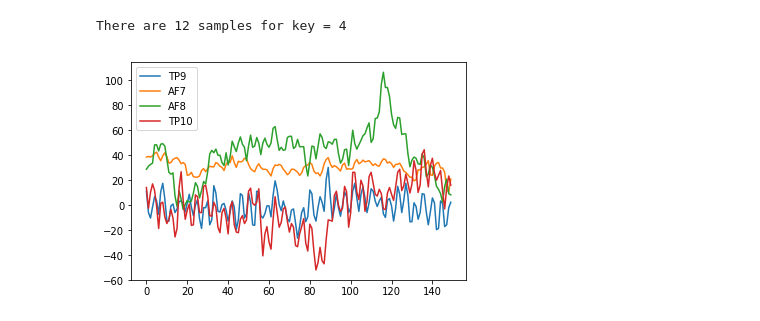
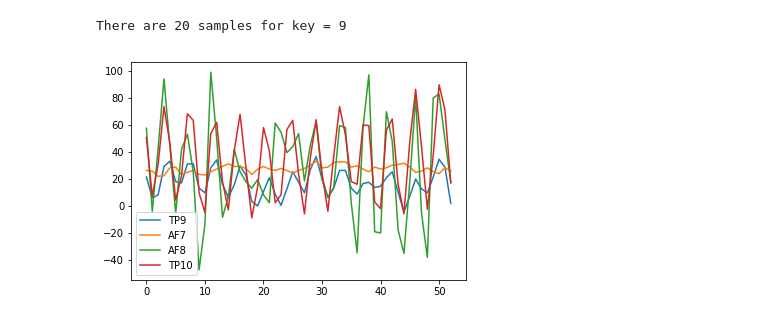
Before and after one commit to kowalej/KEEGLogger, a Jupyter notebook: KEEGLogger/notebooks/data_analysis_notebook.ipynb, the cells around one changed output. Drawn from its saved outputs; the diff is of its cells as text; code cells hidden in the pictures.

```diff
--- a/KEEGLogger/notebooks/data_analysis_notebook.ipynb
+++ b/KEEGLogger/notebooks/data_analysis_notebook.ipynb
@@ -4,11 +4,14 @@ import numpy as np
 import os
 %matplotlib inline
 # %%
-user = "dennis"
+user = "kowalej"
 # %%
 #cwd is based from root of KEEGLogger
 
 dir_path = os.path.dirname(os.getcwd())
-dataNameBase = os.path.join(dir_path,'session_data',user,'PIN_FIXED_4',user+'_PIN_FIXED_4_2017-10-17-21-55-49_2017-10-17-21-56-56')
+dataNameBase = os.path.join(dir_path,'session_data',user,'PIN_FIXED_4',user+'_PIN_FIXED_4_2018-07-06-02-44-25_2018-07-06-02-46-41')
+print(dataNameBase)
 dfEEG = pd.read_csv(dataNameBase + "_EEG.csv")
 dfMRK = pd.read_csv(dataNameBase + "_MRK.csv")
+dfEEG = dfEEG.drop(columns=['Right AUX'])
+dfEEG.plot(x = 'timestamp')
@@ -15,23 +22,25 @@ dfMRK = pd.read_csv(dataNameBase + "_MRK.csv")
 # %%
-SAMPLE_WINDOW_SIZE_BEFORE = 100
-SAMPLE_WINDOW_SIZE_AFTER = 50
+SAMPLE_WINDOW_SIZE_BEFORE = 15
+SAMPLE_WINDOW_SIZE_AFTER = 38
 SAMPLE_WINDOW_SIZE = SAMPLE_WINDOW_SIZE_BEFORE + SAMPLE_WINDOW_SIZE_AFTER
 SAMPLE_TIME_DELTA = 0.1 #difference between time stamps from eeg and marker to match a hit
 SAMPLE_SHAPE = (len(dfMRK),SAMPLE_WINDOW_SIZE,2) # n samples with a window size of _ and which key was pressed
 SAMPLE_FEATURES = ['TP9','AF7','AF8','TP10']
 # %%
 def createTrainingSamples(df_eeg:pd.DataFrame,df_mrk:pd.DataFrame):
-    samples = [None]*len(df_mrk)
+    samples = []
     eeg_index = 0
     for mark in df_mrk.itertuples():
         sample_index = mark.Index
         key_press = mark._2
         mrk_timestamp = mark[1]
         while True:
+            if eeg_index >= len(df_eeg.index) - SAMPLE_WINDOW_SIZE_AFTER - 1:
+                break
             eeg_timestamp = df_eeg.iloc[eeg_index].timestamp
             delta = abs(eeg_timestamp-mrk_timestamp)
             if (delta < SAMPLE_TIME_DELTA):
-                samples[sample_index] = df_eeg.iloc[eeg_index-SAMPLE_WINDOW_SIZE_BEFORE:eeg_index+SAMPLE_WINDOW_SIZE_AFTER][SAMPLE_FEATURES].as_matrix(),key_press
+                samples.append([df_eeg.iloc[eeg_index-SAMPLE_WINDOW_SIZE_BEFORE:eeg_index+SAMPLE_WINDOW_SIZE_AFTER][SAMPLE_FEATURES].as_matrix(),key_press])
                 eeg_index += SAMPLE_WINDOW_SIZE_AFTER
                 break
             eeg_index += 1
@@ -58,8 +68,8 @@ samples = createTrainingSamples(dfEEG,dfMRK)
 # %%
-viewDataForKeyPress(samples,4,1)
+viewDataForKeyPress(samples,9,1)
 # %% [output]
-There are 12 samples for key = 4
+There are 20 samples for key = 9
-[figure, old version]
+[figure, new version]
 # %%
 from keras.models import Sequential
 from keras.layers import Dense
```
Also changed, not shown: parts of 5 cells of this notebook, 8 other files.
